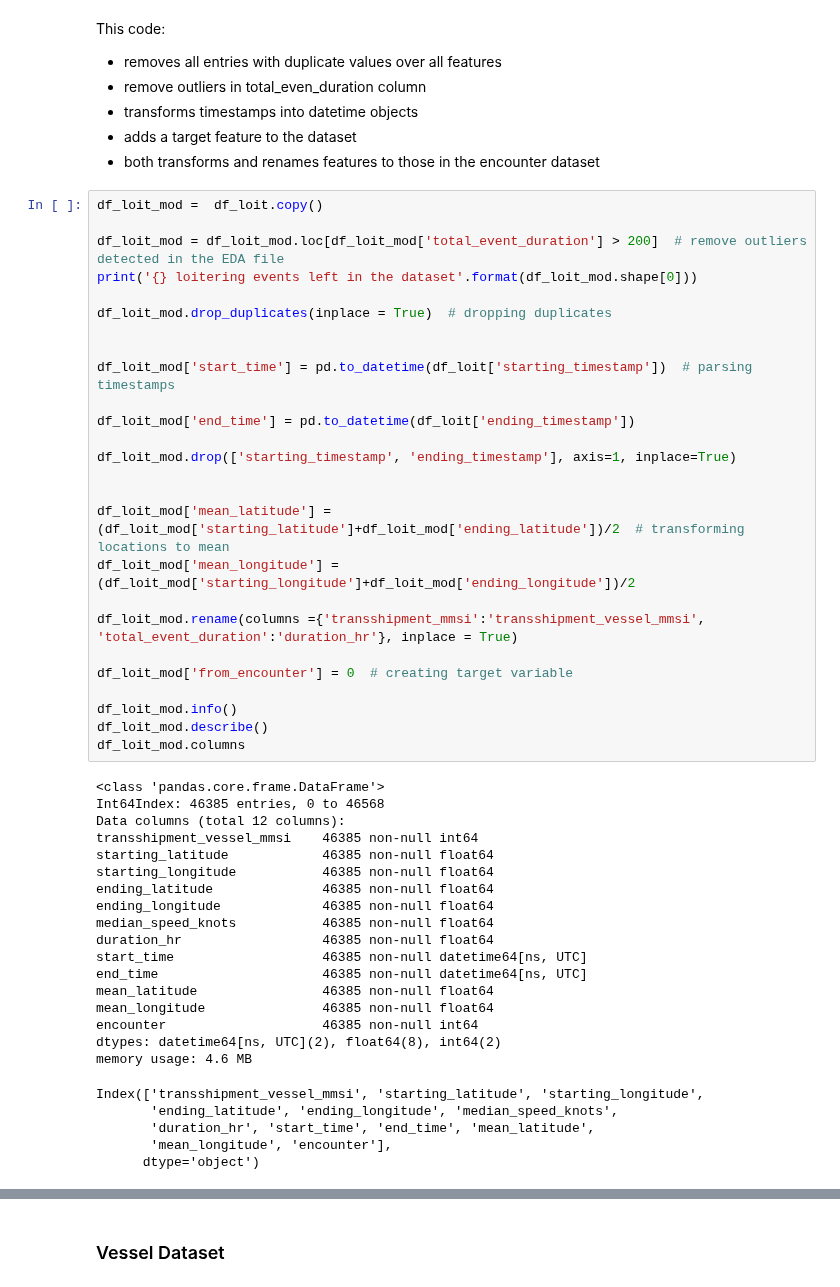
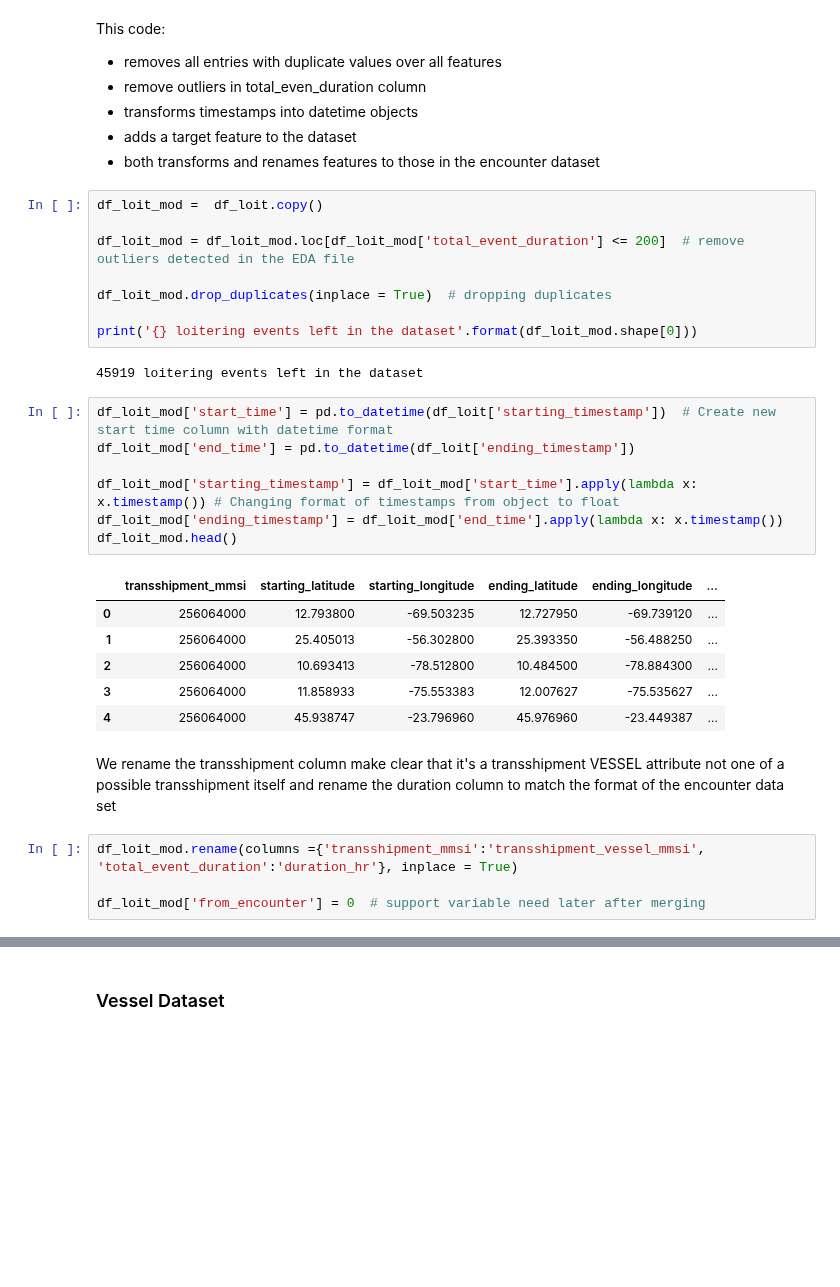
Before and after one commit to neuhart/Doing_DataScience_SS22, a Jupyter notebook: transformation.ipynb, the cells around one changed output, grey strips where cells are left out. Cells and saved outputs as stored; diff of their text form; blank space fills up the shorter version.

```diff
--- a/transformation.ipynb
+++ b/transformation.ipynb
@@ -98,52 +112,34 @@ This code:
 * transforms timestamps into datetime objects
 * adds a target feature to the dataset
 * both transforms and renames features to those in the encounter dataset
-# %%
-df_loit_mod =  df_loit.copy()
-
-df_loit_mod = df_loit_mod.loc[df_loit_mod['total_event_duration'] > 200]  # remove outliers detected in the EDA file
-print('{} loitering events left in the dataset'.format(df_loit_mod.shape[0]))
-
-df_loit_mod.drop_duplicates(inplace = True)  # dropping duplicates
-
-
-df_loit_mod['start_time'] = pd.to_datetime(df_loit['starting_timestamp'])  # parsing timestamps
-
-df_loit_mod['end_time'] = pd.to_datetime(df_loit['ending_timestamp'])
-
-df_loit_mod.drop(['starting_timestamp', 'ending_timestamp'], axis=1, inplace=True)
-
-
-df_loit_mod['mean_latitude'] = (df_loit_mod['starting_latitude']+df_loit_mod['ending_latitude'])/2  # transforming locations to mean
-df_loit_mod['mean_longitude'] = (df_loit_mod['starting_longitude']+df_loit_mod['ending_longitude'])/2
-
-df_loit_mod.rename(columns ={'transshipment_mmsi':'transshipment_vessel_mmsi', 'total_event_duration':'duration_hr'}, inplace = True)
-
-df_loit_mod['from_encounter'] = 0  # creating target variable
-
-df_loit_mod.info()
-df_loit_mod.describe()
-df_loit_mod.columns
-# %% [output]
-<class 'pandas.core.frame.DataFrame'>
-Int64Index: 46385 entries, 0 to 46568
-Data columns (total 12 columns):
-transshipment_vessel_mmsi    46385 non-null int64
-starting_latitude            46385 non-null float64
-starting_longitude           46385 non-null float64
-ending_latitude              46385 non-null float64
-ending_longitude             46385 non-null float64
-median_speed_knots           46385 non-null float64
-duration_hr                  46385 non-null float64
-start_time                   46385 non-null datetime64[ns, UTC]
-end_time                     46385 non-null datetime64[ns, UTC]
-mean_latitude                46385 non-null float64
-mean_longitude               46385 non-null float64
-encounter                    46385 non-null int64
-dtypes: datetime64[ns, UTC](2), float64(8), int64(2)
-memory usage: 4.6 MB
-Index(['transshipment_vessel_mmsi', 'starting_latitude', 'starting_longitude',
-       'ending_latitude', 'ending_longitude', 'median_speed_knots',
-       'duration_hr', 'start_time', 'end_time', 'mean_latitude',
-       'mean_longitude', 'encounter'],
-      dtype='object')
+# %%
+df_loit_mod =  df_loit.copy()
+
+df_loit_mod = df_loit_mod.loc[df_loit_mod['total_event_duration'] <= 200]  # remove outliers detected in the EDA file
+
+df_loit_mod.drop_duplicates(inplace = True)  # dropping duplicates
+
+print('{} loitering events left in the dataset'.format(df_loit_mod.shape[0]))
+# %% [output]
+45919 loitering events left in the dataset
+# %%
+df_loit_mod['start_time'] = pd.to_datetime(df_loit['starting_timestamp'])  # Create new start time column with datetime format
+df_loit_mod['end_time'] = pd.to_datetime(df_loit['ending_timestamp'])
+
+df_loit_mod['starting_timestamp'] = df_loit_mod['start_time'].apply(lambda x: x.timestamp()) # Changing format of timestamps from object to float
+df_loit_mod['ending_timestamp'] = df_loit_mod['end_time'].apply(lambda x: x.timestamp())
+df_loit_mod.head()
+# %% [output]
+|  | transshipment_mmsi | starting_latitude | starting_longitude | ending_latitude | ending_longitude | ... |
+| 0 | 256064000 | 12.793800 | -69.503235 | 12.727950 | -69.739120 | ... |
+| 1 | 256064000 | 25.405013 | -56.302800 | 25.393350 | -56.488250 | ... |
+| 2 | 256064000 | 10.693413 | -78.512800 | 10.484500 | -78.884300 | ... |
+| 3 | 256064000 | 11.858933 | -75.553383 | 12.007627 | -75.535627 | ... |
+| 4 | 256064000 | 45.938747 | -23.796960 | 45.976960 | -23.449387 | ... |
+# %% [markdown]
+We rename the transshipment column make clear that it's a transshipment VESSEL attribute not one of a possible transshipment itself
+and rename the duration column to match the format of the encounter data set
+# %%
+df_loit_mod.rename(columns ={'transshipment_mmsi':'transshipment_vessel_mmsi', 'total_event_duration':'duration_hr'}, inplace = True)
+
+df_loit_mod['from_encounter'] = 0  # support variable need later after merging
```
Also changed, not shown: parts of 8 cells of this notebook.
